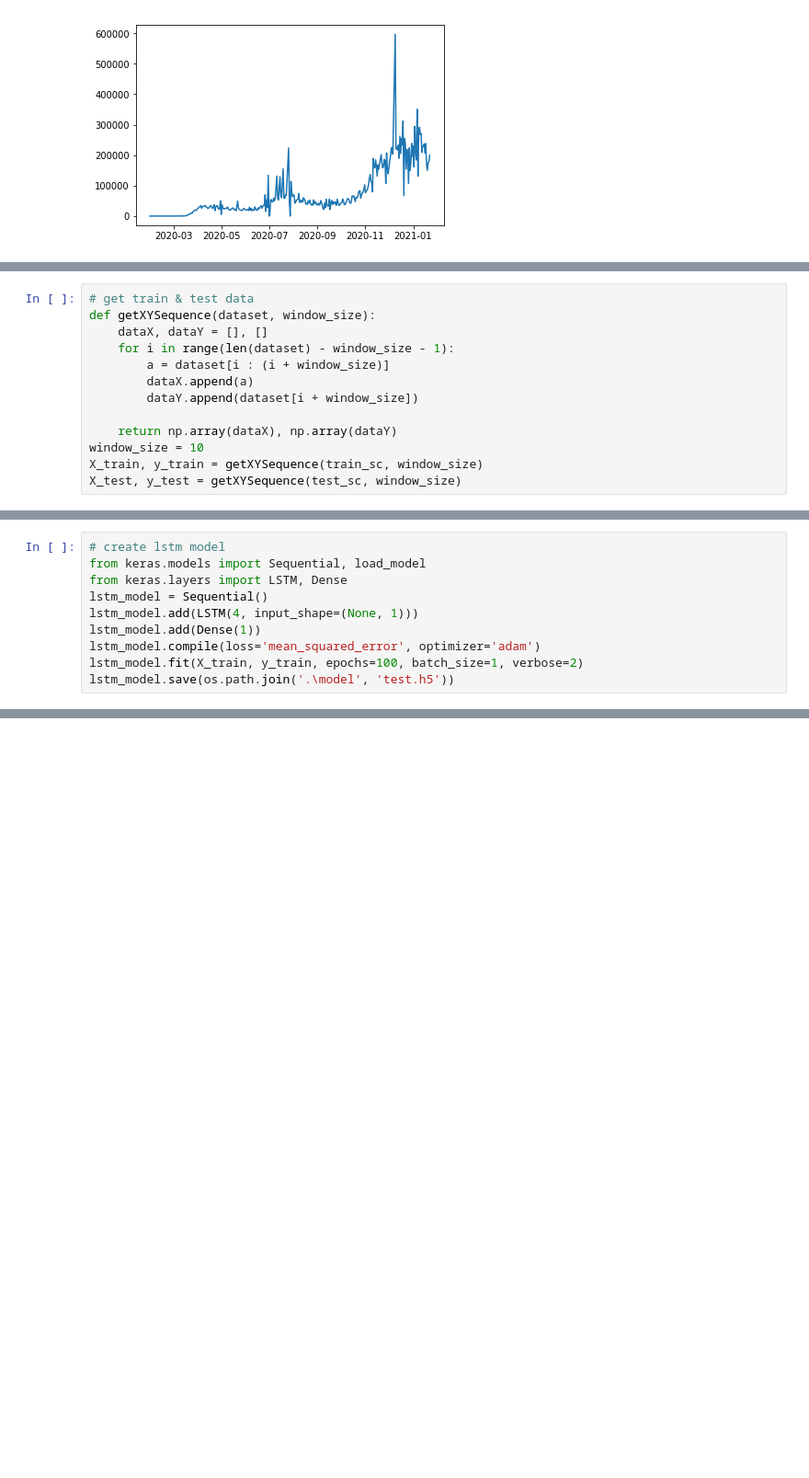
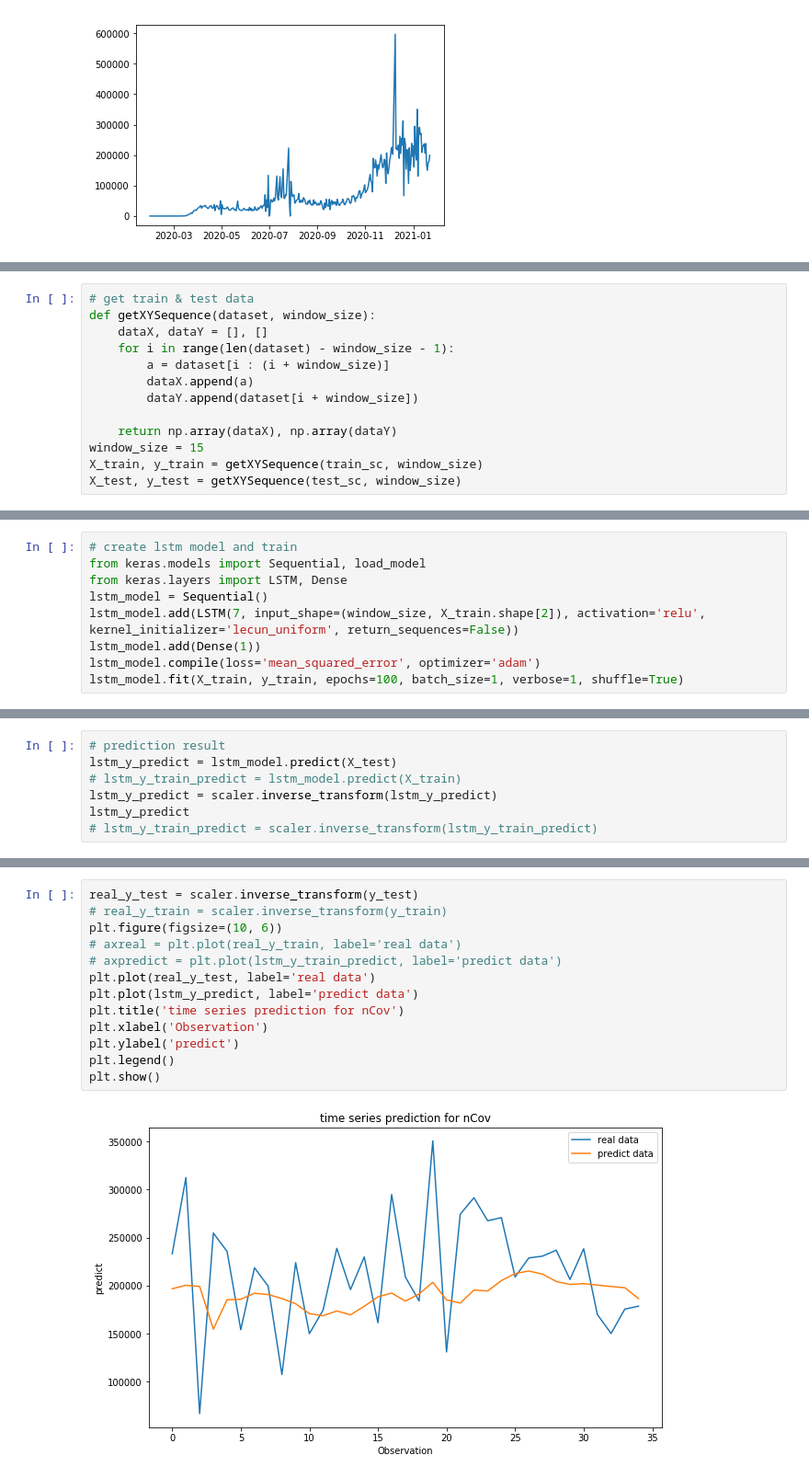
Before and after one commit to vcx15/TimeSeriesPrediction, a Jupyter notebook: TimeSeriesPrediction.ipynb, the cells around one changed output, grey strips where cells are left out. Shown at 92% size. Drawn from its saved outputs; the diff is of its cells as text; blank space fills up the shorter version.

```diff
--- a/TimeSeriesPrediction.ipynb
+++ b/TimeSeriesPrediction.ipynb
@@ -176,7 +185,7 @@ def getXYSequence(dataset, window_size):
         dataY.append(dataset[i + window_size])
 
     return np.array(dataX), np.array(dataY)
-window_size = 10
+window_size = 15
 X_train, y_train = getXYSequence(train_sc, window_size)
 X_test, y_test = getXYSequence(test_sc, window_size)
 # %%
@@ -185,12 +216,11 @@ X_test = np.reshape(X_test, (X_test.shape[0], X_test.shape[1], 1))
 # %%
-# create lstm model
+# create lstm model and train
 from keras.models import Sequential, load_model
 from keras.layers import LSTM, Dense
 lstm_model = Sequential()
-lstm_model.add(LSTM(4, input_shape=(None, 1)))
+lstm_model.add(LSTM(7, input_shape=(window_size, X_train.shape[2]), activation='relu', kernel_initializer='lecun_uniform', return_sequences=False))
 lstm_model.add(Dense(1))
 lstm_model.compile(loss='mean_squared_error', optimizer='adam')
-lstm_model.fit(X_train, y_train, epochs=100, batch_size=1, verbose=2)
-lstm_model.save(os.path.join('.\model', 'test.h5'))
+lstm_model.fit(X_train, y_train, epochs=100, batch_size=1, verbose=1, shuffle=True)
 # %% [output]
 Epoch 1/100
@@ -213,0 +251,7 @@ OSError: Unable to create file (unable to open file: name = '.\model\test.h5', e
+# %%
+# prediction result
+lstm_y_predict = lstm_model.predict(X_test)
+# lstm_y_train_predict = lstm_model.predict(X_train)
+lstm_y_predict = scaler.inverse_transform(lstm_y_predict)
+lstm_y_predict
+# lstm_y_train_predict = scaler.inverse_transform(lstm_y_train_predict)
@@ -213,0 +277,15 @@ OSError: Unable to create file (unable to open file: name = '.\model\test.h5', e
+# %%
+real_y_test = scaler.inverse_transform(y_test)
+# real_y_train = scaler.inverse_transform(y_train)
+plt.figure(figsize=(10, 6))
+# axreal = plt.plot(real_y_train, label='real data')
+# axpredict = plt.plot(lstm_y_train_predict, label='predict data')
+plt.plot(real_y_test, label='real data')
+plt.plot(lstm_y_predict, label='predict data')
+plt.title('time series prediction for nCov')
+plt.xlabel('Observation')
+plt.ylabel('predict')
+plt.legend()
+plt.show()
+# %% [output]
+[figure, added]
```
Also changed, not shown: parts of 14 cells of this notebook.
